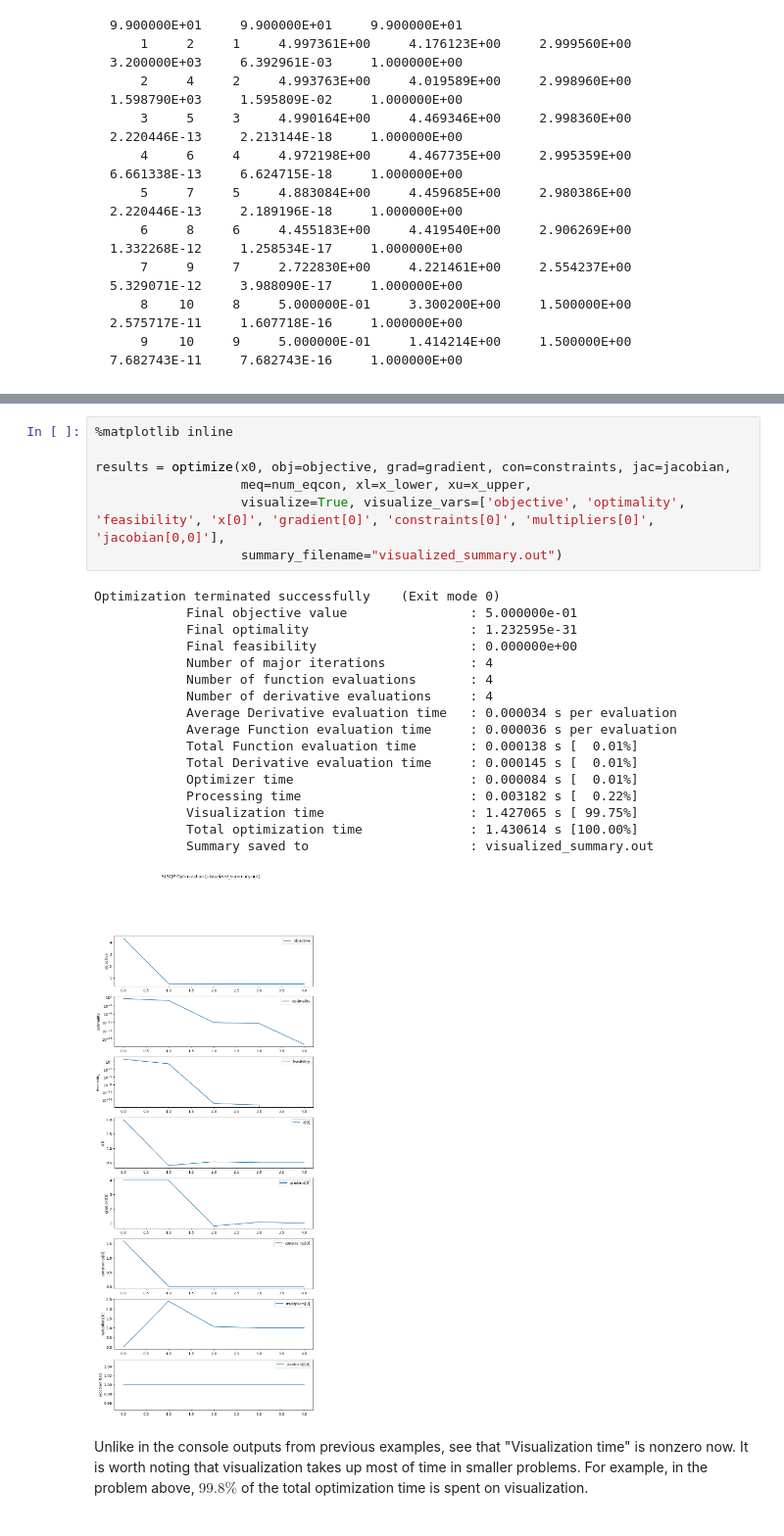
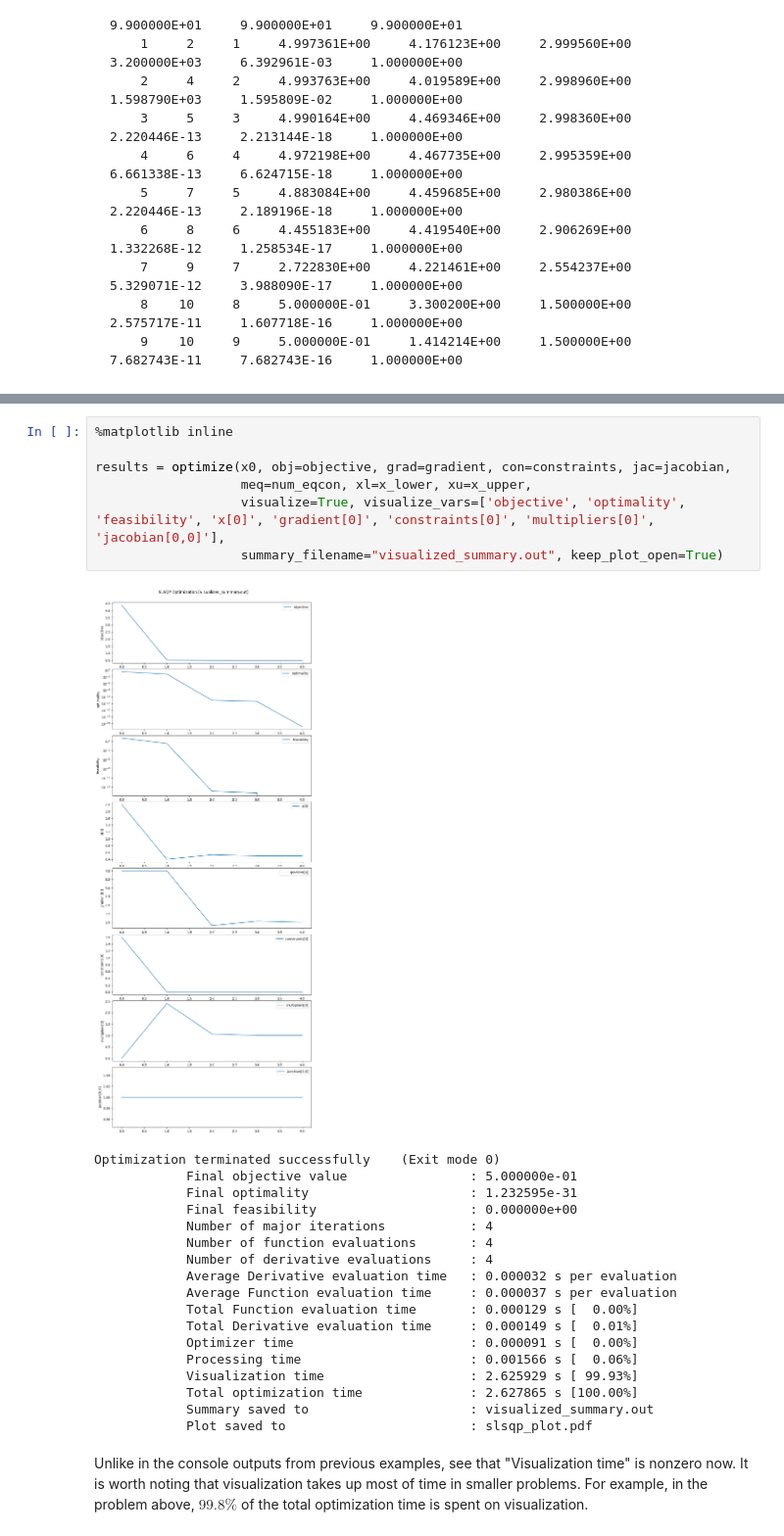
Before and after one commit to anugrahjo/PySLSQP_alpha, a Jupyter notebook: docs/src/basic.ipynb, the cells around one changed output, grey strips where cells are left out. Shown: that part at 98% size. Saved outputs shown, nothing was run; the diff lists cells and outputs as text.

```diff
--- a/docs/src/basic.ipynb
+++ b/docs/src/basic.ipynb
@@ -248,11 +250,12 @@ the Lagrange multiplier corresponding to the constraint $c_1(x)$, and the constr
 # %%
 %matplotlib inline
 
 results = optimize(x0, obj=objective, grad=gradient, con=constraints, jac=jacobian,
                    meq=num_eqcon, xl=x_lower, xu=x_upper,
                    visualize=True, visualize_vars=['objective', 'optimality', 'feasibility', 'x[0]', 'gradient[0]', 'constraints[0]', 'multipliers[0]', 'jacobian[0,0]'],
-                   summary_filename="visualized_summary.out")
+                   summary_filename="visualized_summary.out", keep_plot_open=True)
 # %% [output]
+[figure, new version]
 Optimization terminated successfully    (Exit mode 0)
             Final objective value                : 5.000000e-01
             Final optimality                     : 1.232595e-31
@@ -260,16 +263,16 @@ Optimization terminated successfully    (Exit mode 0)
             Number of major iterations           : 4
             Number of function evaluations       : 4
             Number of derivative evaluations     : 4
-            Average Derivative evaluation time   : 0.000034 s per evaluation
-            Average Function evaluation time     : 0.000036 s per evaluation
-            Total Function evaluation time       : 0.000138 s [  0.01%]
-            Total Derivative evaluation time     : 0.000145 s [  0.01%]
-            Optimizer time                       : 0.000084 s [  0.01%]
-            Processing time                      : 0.003182 s [  0.22%]
-            Visualization time                   : 1.427065 s [ 99.75%]
-            Total optimization time              : 1.430614 s [100.00%]
+            Average Derivative evaluation time   : 0.000032 s per evaluation
+            Average Function evaluation time     : 0.000037 s per evaluation
+            Total Function evaluation time       : 0.000129 s [  0.00%]
+            Total Derivative evaluation time     : 0.000149 s [  0.01%]
+            Optimizer time                       : 0.000091 s [  0.00%]
+            Processing time                      : 0.001566 s [  0.06%]
+            Visualization time                   : 2.625929 s [ 99.93%]
+            Total optimization time              : 2.627865 s [100.00%]
             Summary saved to                     : visualized_summary.out
+            Plot saved to                        : slsqp_plot.pdf
-[figure, old version]
 # %% [markdown]
 Unlike in the console outputs from previous examples, see that "Visualization time" is nonzero now.
 It is worth noting that visualization takes up most of time in smaller problems.
```
Also changed, not shown: parts of 7 cells of this notebook, 4 other files.
